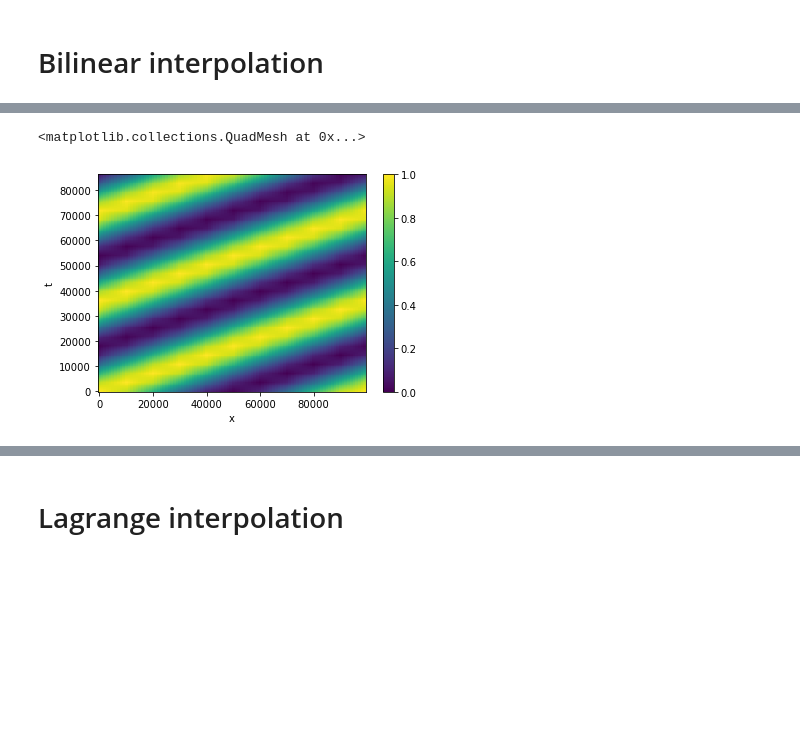
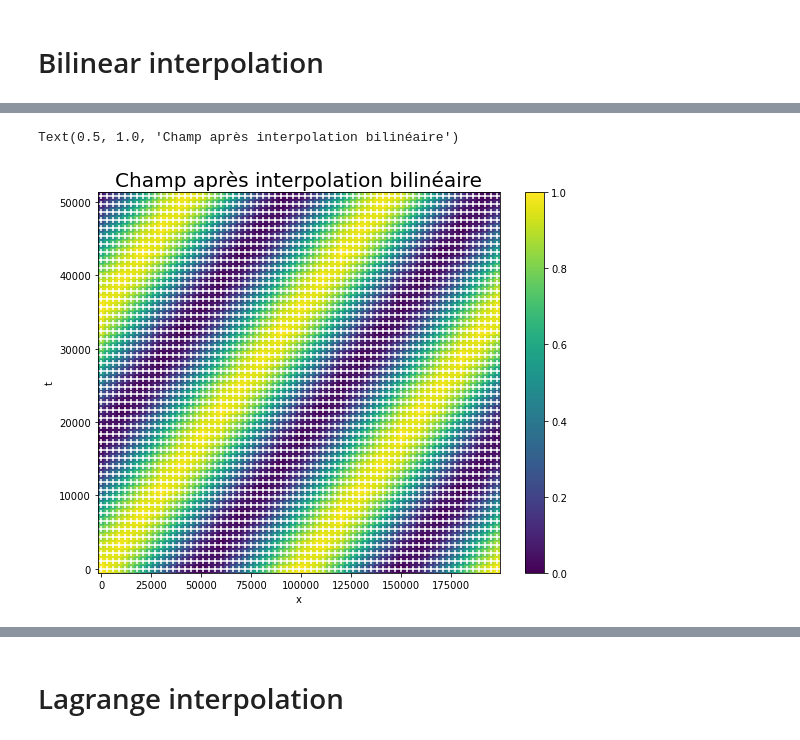
Before and after one commit to margot-demol/stage-m1, a Jupyter notebook: development/test_bilinear_lagrange_interpolation.ipynb, the cells around one changed output, grey strips where cells are left out. Saved outputs shown, nothing was run; the diff lists cells and outputs as text; code cells hidden in the pictures; blank space fills up the shorter version.

```diff
--- a/development/test_bilinear_lagrange_interpolation.ipynb
+++ b/development/test_bilinear_lagrange_interpolation.ipynb
@@ -20,8 +20,8 @@ um=0.5
 uw=0.5
 w=w2
 k=k2
-t_i, t_e, t_step = 0,2*d2s,3600
-x_i, x_e, x_step =0, 5*L, 10*km
+t_i, t_e, t_step = 0,d2s,3600
+x_i, x_e, x_step =0,3*L, 10*km
 
 
 def analytical_velocity_advected(t, x, um, uw, w, k):
@@ -70,8 +70,8 @@ def bilinear_int(p_liste,ts,VF,x,t, t_step, x_step):
 # %%
 #Interpolated velocity field
 
-t_inter=np.arange(t_i,d2s,t_step*0.1)
-x_inter=np.arange(x_i,L,x_step*0.1)
+t_inter=np.arange(t_i,0.6*d2s,t_step*0.3)
+x_inter=np.arange(x_i,2*L,x_step*0.3)
 
 V_inter=[]
 for tp in t_inter:
@@ -79,3 +79,22 @@ for tp in t_inter:
 
 vf= xr.DataArray(data=VF, dims=["t", "x"], coords=dict(t=(["t"], t),x=(["x"], x)))
 v_inter= xr.DataArray(data=V_inter, dims=["t", "x"], coords=dict(t=(["t"], t_inter),x=(["x"], x_inter)))
+# %%
+#Creation of the velocity field to interpolate
+t2=np.arange(2*t_step,t_e,t_step)
+x2=np.arange(2*x_step,x_e,x_step)
+len_t2=len(t2)
+len_x2=len(x2)
+VF2=np.zeros((len_t2, len_x2))
+for i in range(len_t2):
+    for j in range (len_x2):
+        VF2[i,j]=analytical_velocity_advected(t2[i], x2[j], um, uw, w, k)
+vf2= xr.DataArray(data=VF2, dims=["t", "x"], coords=dict(t=(["t"], t2),x=(["x"], x2)))
+
+plt.figure(figsize=(8,7))
+vf2.plot()
+for i in t2:
+    plt.scatter(x2, i*np.ones_like(x2), marker="+", facecolors='w')
+plt.title('Champ de vitesse avant interpolation:\n dx=10km et dt=1h', fontsize=20)
+plt.xlabel('x [m]')
+plt.ylabel('t [s]')
@@ -82,7 +104,11 @@ v_inter= xr.DataArray(data=V_inter, dims=["t", "x"], coords=dict(t=(["t"], t_int
 # %%
+plt.figure(figsize=(9,7))
 v_inter.plot()
+for i in t_inter:
+    plt.scatter(x_inter, i*np.ones_like(x_inter), marker="+", facecolors='w')
+plt.title('Champ après interpolation bilinéaire', fontsize=20)
 # %% [output]
-<matplotlib.collections.QuadMesh at 0x...>
+Text(0.5, 1.0, 'Champ après interpolation bilinéaire')
-[figure, old version]
+[figure, new version]
 # %%
 #Analytical velocity on the interpolated grid
```
Also changed, not shown: parts of 11 cells of this notebook, 2 other files.
